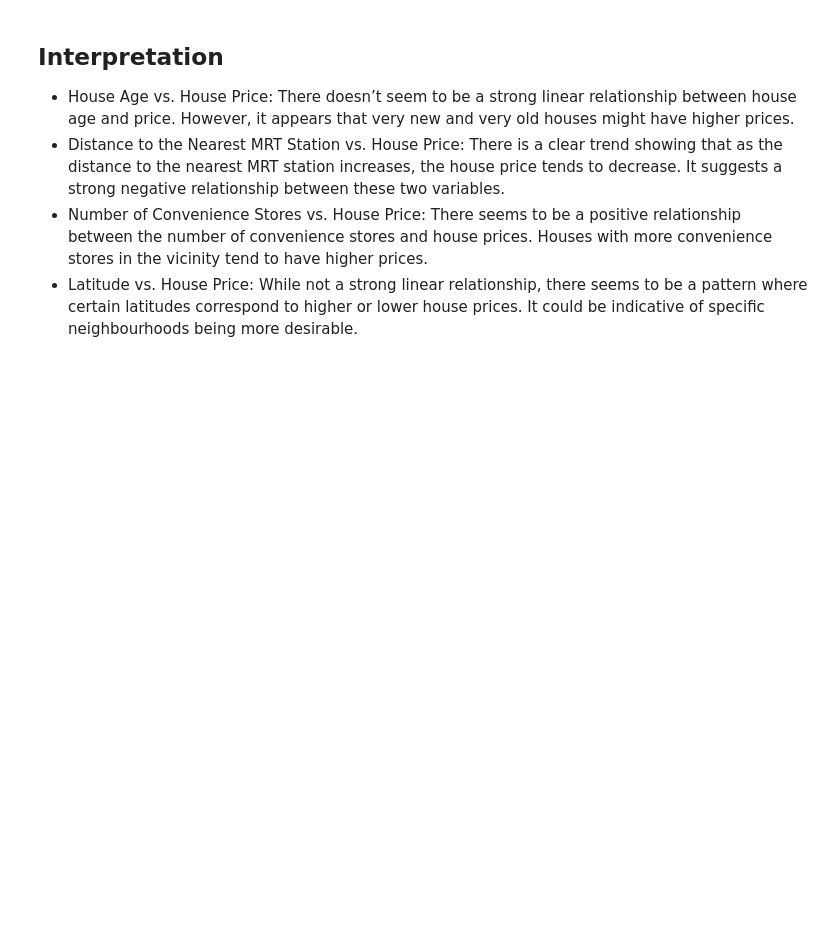
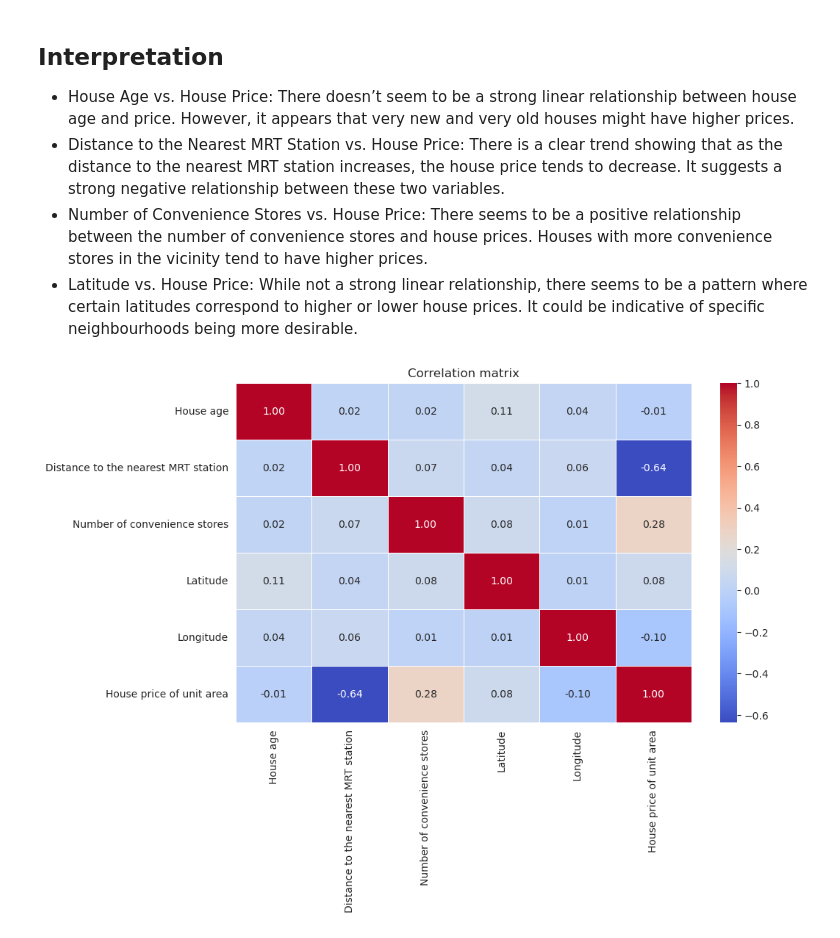
Before and after one commit to jc-cedric/real-estate-price-prediction, a Jupyter notebook: index.ipynb, the cells around one changed output. Saved outputs shown, nothing was run; the diff lists cells and outputs as text; code cells hidden in the pictures; blank space fills up the shorter version.

Commit message:
correlation analysis between variables and the house price plus interpretation

```diff
--- a/index.ipynb
+++ b/index.ipynb
@@ -118,3 +118,16 @@ plt.show()
 * Distance to the Nearest MRT Station vs. House Price: There is a clear trend showing that as the distance to the nearest MRT station increases, the house price tends to decrease. It suggests a strong negative relationship between these two variables.
 * Number of Convenience Stores vs. House Price: There seems to be a positive relationship between the number of convenience stores and house prices. Houses with more convenience stores in the vicinity tend to have higher prices.
 * Latitude vs. House Price: While not a strong linear relationship, there seems to be a pattern where certain latitudes correspond to higher or lower house prices. It could be indicative of specific neighbourhoods being more desirable.
+# %%
+# correlation analysis between variables and the house price
+correlation_matrix = df.corr(numeric_only=True)
+
+#plotting the correlation matrix
+plt.figure(figsize=(10,6))
+sns.heatmap(correlation_matrix, annot=True, cmap='coolwarm', fmt='.2f', linewidths=.5)
+plt.title('Correlation matrix')
+plt.show()
+
+correlation_matrix
+# %% [output]
+[figure, added]
```
Also changed, not shown: parts of 2 cells of this notebook.
